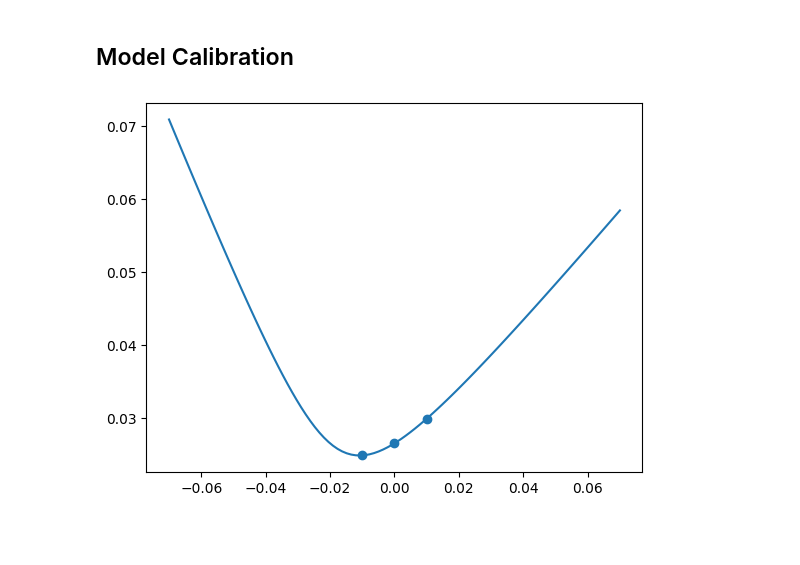
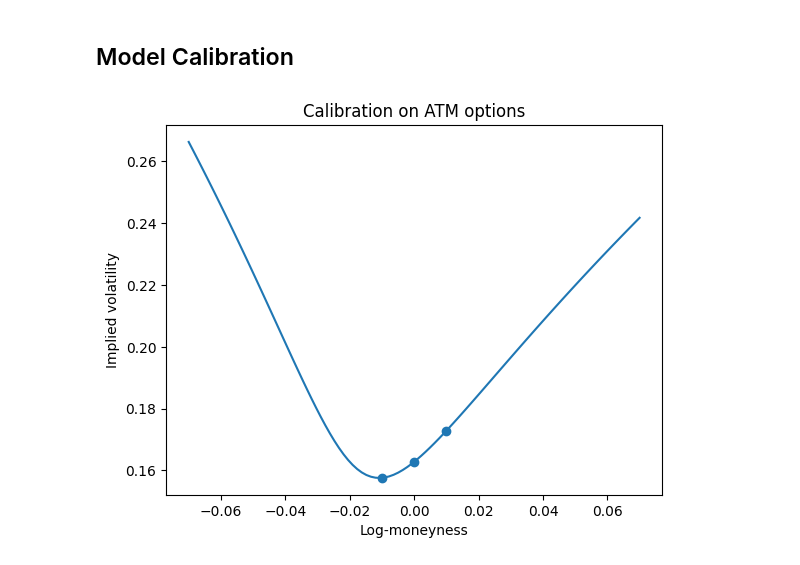
Before and after one commit to Sammas41/Model-Calibration-Project, a Jupyter notebook: JupyterNotebook.ipynb, the cells around one changed output. Saved outputs shown, nothing was run; the diff lists cells and outputs as text; code cells hidden in the pictures; blank space fills up the shorter version.

```diff
--- a/JupyterNotebook.ipynb
+++ b/JupyterNotebook.ipynb
@@ -321,22 +321,25 @@ plt.show()
 # %%
 at_the_money_strikes = strikes[4:7]
 at_the_money_prices = prices[4:7]
 at_the_money_variance = implied_variance[4:7]
 
 log_moneyness = [np.log(k / spot) for k in at_the_money_strikes]
 
 # Calibrate the model only on the three options with closest strike to spot
 if False:
     calibrated_par = simulated_annealing(SVI_func, log_moneyness, at_the_money_variance, 10, 2E6)
 else:
     calibrated_par = {'a': 0.010264046888319656, 'b': 0.821871732953936, 'rho': -0.35733861978688597, 'm': -0.018090747458748817, 'sigma': -0.018967045336479162}
 
 # Plot the results
 x_axis = np.linspace(-0.07, 0.07, 100)
 
 fig, ax = plt.subplots()
-ax.plot(x_axis, SVI_func(x_axis, calibrated_par))
-ax.scatter(log_moneyness, at_the_money_variance)
+ax.set_xlabel("Log-moneyness")
+ax.set_ylabel("Implied volatility")
+ax.set_title("Calibration on ATM options")
+ax.plot(x_axis, np.sqrt(SVI_func(x_axis, calibrated_par)))
+ax.scatter(log_moneyness, np.sqrt(at_the_money_variance))
 plt.show()
 # %% [output]
-[figure, old version]
+[figure, new version]
```
